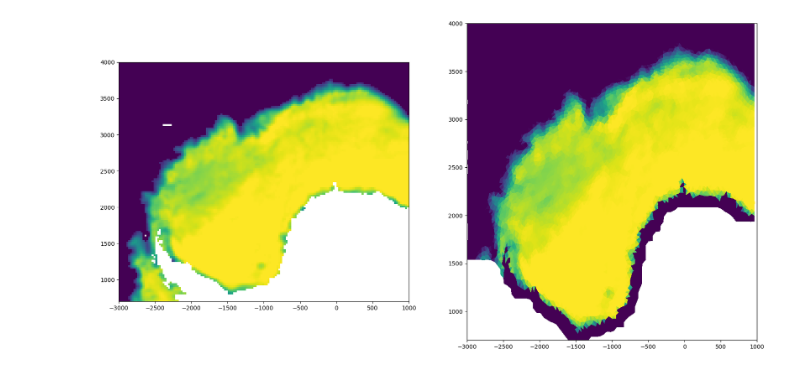
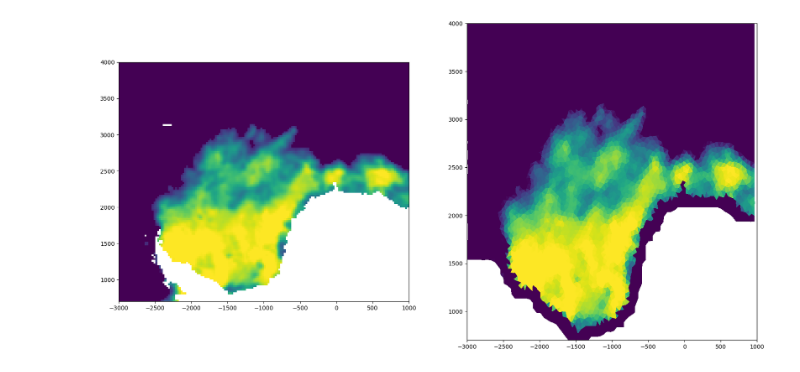
Before and after one commit to RoosBruinsSlot/sea_ice_age, a Jupyter notebook: 03interpolate_sic.ipynb, the cells around one changed output. Drawn from its saved outputs; the diff is of its cells as text; code cells hidden in the pictures.

Commit message:
finding the sic/mesh error

```diff
--- a/03interpolate_sic.ipynb
+++ b/03interpolate_sic.ipynb
@@ -99,20 +209,20 @@ D:\SIA_Weddell_Sea/remeshing_Weddell/2015\sic_20150125.npz
 ... (88 outputs left out)
 # %%
 year = '2015'
-date = '0711'
+date = '0103'
 cgrd = np.load(glob.glob(f'{sid_dir}/{year}/ice_drift_sh_ease*{year}{date}1200.nc.npz')[0])['c']
-c = np.load(f'{lag_dir}/remeshing_Weddell/{year}/sic_{year}{date}.npz')['c']
-x = np.load(f'{lag_dir}/remeshing_Weddell/{year}/mesh_{year}{date}.npz')['x']
-y = np.load(f'{lag_dir}/remeshing_Weddell/{year}/mesh_{year}{date}.npz')['y']
-t = np.load(f'{lag_dir}/remeshing_Weddell/{year}/mesh_{year}{date}.npz')['t']
+c = np.load(f'{lag_dir}/sic/{year}/sic_{year}{date}.npz')['c']
+x = np.load(f'{lag_dir}/mesh/{year}/mesh_{year}{date}.npz')['x']
+y = np.load(f'{lag_dir}/mesh/{year}/mesh_{year}{date}.npz')['y']
+t = np.load(f'{lag_dir}/mesh/{year}/mesh_{year}{date}.npz')['t']
 
 fig, ax = plt.subplots(1,2, figsize=(20,10))
 ax[0].imshow(cgrd, extent=[xc.min(), xc.max(), yc.min(), yc.max()])
 ax[1].tripcolor(x, y, c, triangles=t)
 
 for a in ax:
     a.set_xlim([-3000, 1000])
     a.set_ylim([700, 4000])
 plt.show()
 # %% [output]
-[figure, old version]
+[figure, new version]
```
Also changed, not shown: parts of 5 cells of this notebook.
